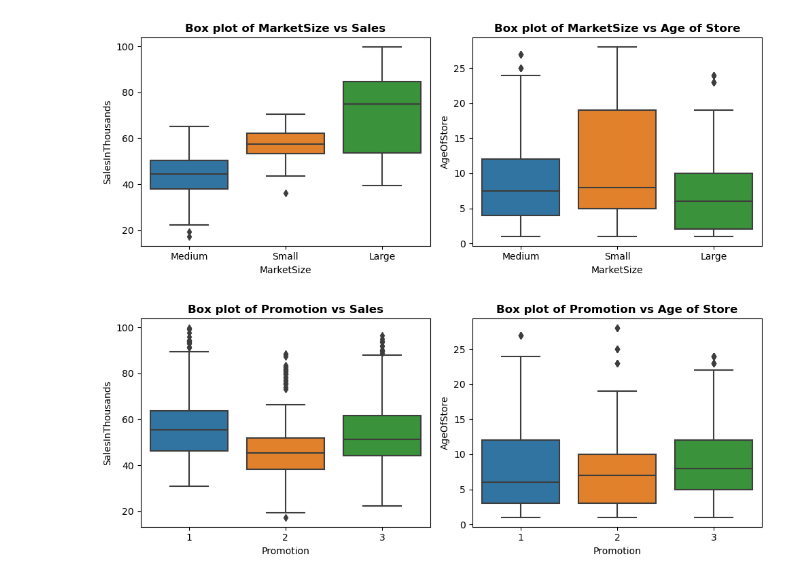
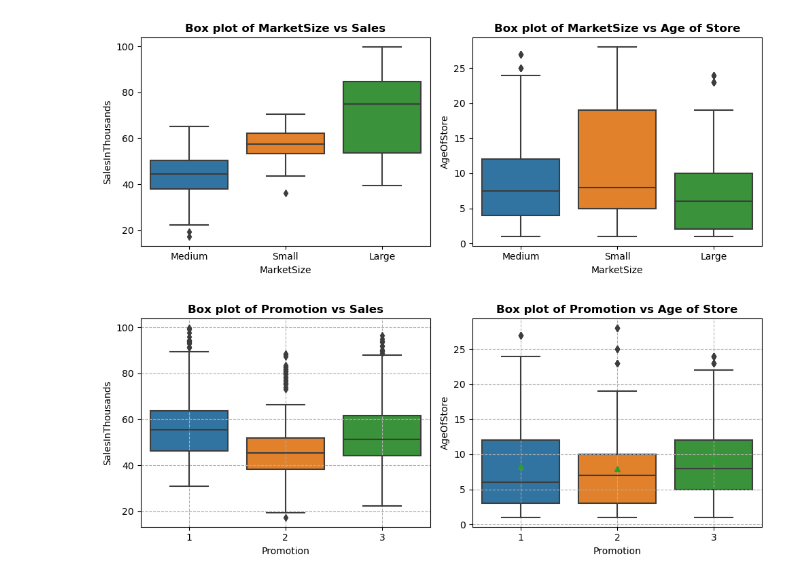
Before and after one commit to Singhal-Piyush/AB_Testing_Fast_Food_Chain, a Jupyter notebook: Fast_Food_Marketing_Campaign_AB_Testing.ipynb, the cells around one changed output. Saved outputs shown, nothing was run; the diff lists cells and outputs as text; code cells hidden in the pictures.

```diff
--- a/Fast_Food_Marketing_Campaign_AB_Testing.ipynb
+++ b/Fast_Food_Marketing_Campaign_AB_Testing.ipynb
@@ -267,7 +306,7 @@ We can see that Fast Food chain has most of its
 # %% [markdown]
 "LocationID" is store id for various store of fast food chain, hence we are droping it.
 # %%
-dataset.drop(labels = "LocationID", axis = 1,inplace = True)
+# dataset.drop(labels = "LocationID", axis = 1,inplace = True)
 # %% [markdown]
 #### 3. Age of Store
 # %%
@@ -469,22 +508,25 @@ plt.show()
 # %%
 # Plotting Promotions vs Age of Store and Sales in Thousand
 variable = "Promotion"
 
 # figure and axes
 fig, axs = plt.subplots(1, 2, figsize = (10,4))
 
 # Plot 1: Box plot of MarketID against SalesInThousands
 sns.boxplot(x = variable, y = "SalesInThousands", data = dataset, ax = axs[0])
 axs[0].set_title(f"Box plot of {variable} vs Sales", fontweight = "bold")
+axs[0].grid(True, linestyle = "--")
 
 # Plot 2: Box Plot of MarketID vs AgeOfStore
-sns.boxplot(x = variable, y = "AgeOfStore", data = dataset, ax = axs[1])
+sns.boxplot(x = variable, y = "AgeOfStore", data = dataset, ax = axs[1],showmeans = True)
 axs[1].set_title(f"Box plot of {variable} vs Age of Store", fontweight = "bold")
+axs[1].grid(True, linestyle = "--")
+
 
 # Adjust layout
 plt.tight_layout()
 
 # Show plot
 plt.show()
 # %% [output]
-[figure, old version]
+[figure, new version]
```
Also changed, not shown: parts of 30 cells of this notebook.
